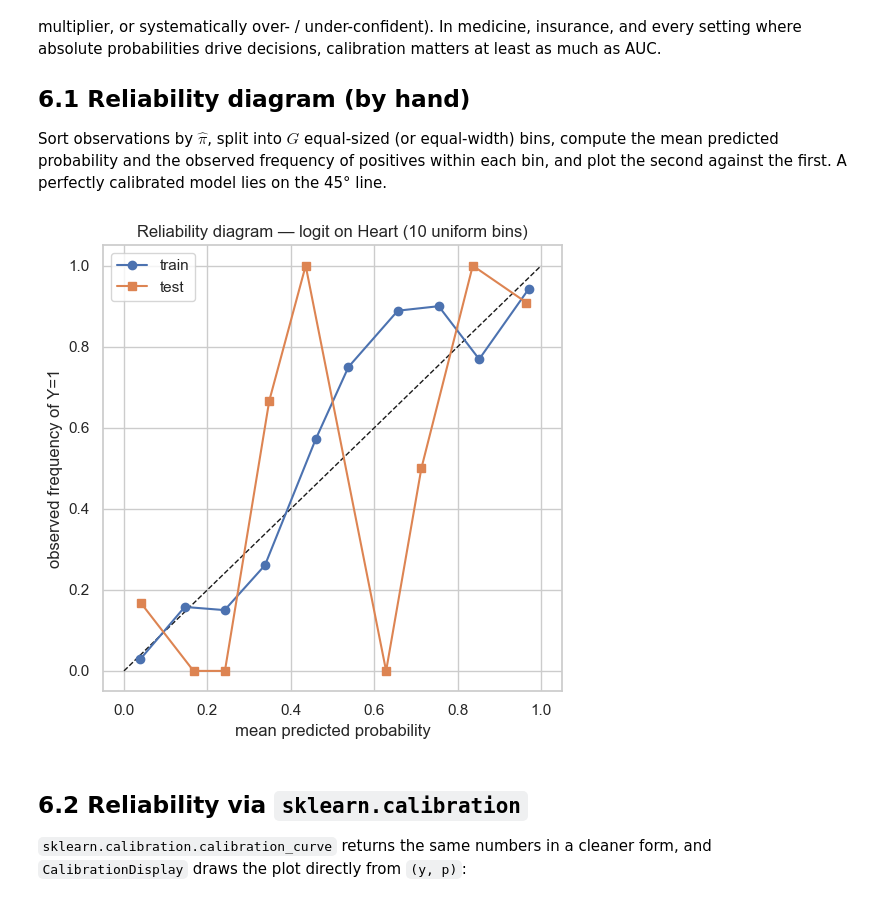
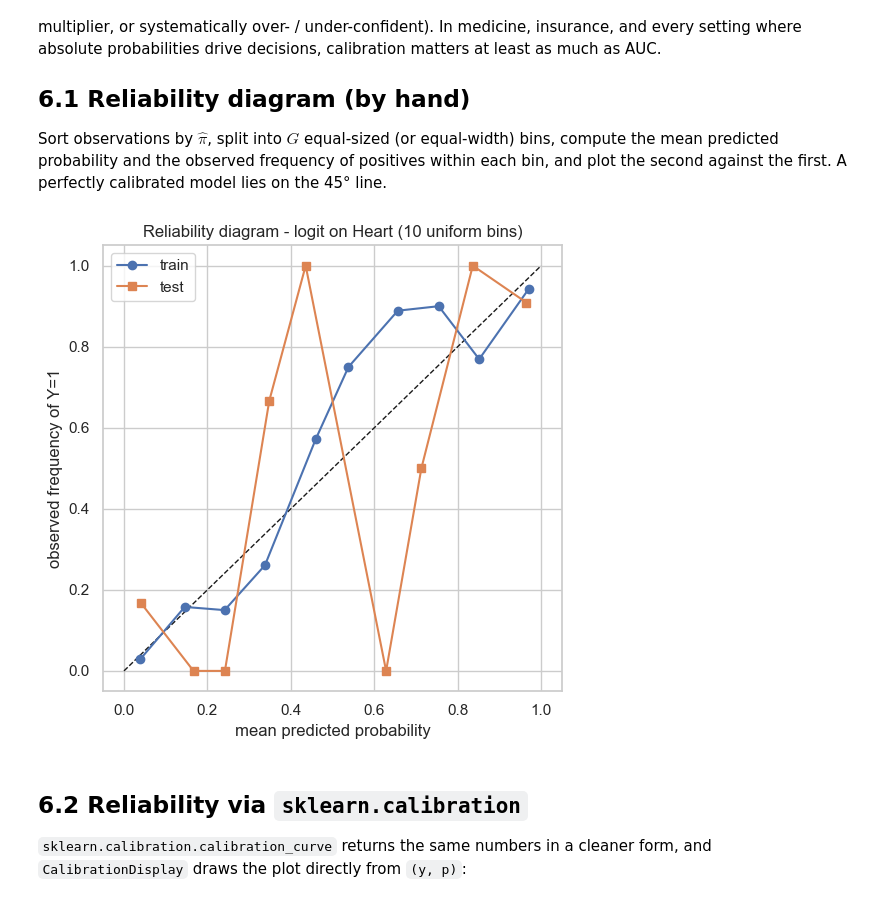
Before and after one commit to francji1/01ZLMA, a Jupyter notebook: code/01ZLMA_ex08_Binary_Data_Prediction.ipynb, the cells around one changed output. Saved outputs shown, nothing was run; the diff lists cells and outputs as text; code cells hidden in the pictures.

```diff
--- a/code/01ZLMA_ex08_Binary_Data_Prediction.ipynb
+++ b/code/01ZLMA_ex08_Binary_Data_Prediction.ipynb
@@ -809,28 +809,28 @@ Sort observations by $\hat\pi$, split into $G$ equal-sized (or equal-width) bins
 # %%
 def reliability_manual(p, y, n_bins=10, strategy="uniform"):
     if strategy == "uniform":
         edges = np.linspace(0, 1, n_bins + 1)
         idx = np.clip(np.digitize(p, edges) - 1, 0, n_bins - 1)
     else:
         q = np.quantile(p, np.linspace(0, 1, n_bins + 1))
         q[0] = 0; q[-1] = 1
         idx = np.clip(np.digitize(p, q) - 1, 0, n_bins - 1)
     df = pd.DataFrame({"p": p, "y": y, "bin": idx})
     out = df.groupby("bin").agg(n=("y", "size"), mean_pred=("p", "mean"), frac_pos=("y", "mean")).reset_index()
     return out
 
 rel_tr = reliability_manual(p_train, y_train, n_bins=10)
 rel_te = reliability_manual(p_test,  y_test,  n_bins=10)
 
 fig, ax = plt.subplots(figsize=(5.5, 5.5))
 ax.plot([0, 1], [0, 1], "k--", lw=1)
 ax.plot(rel_tr["mean_pred"], rel_tr["frac_pos"], "o-", label="train")
 ax.plot(rel_te["mean_pred"], rel_te["frac_pos"], "s-", label="test")
 ax.set_xlabel("mean predicted probability"); ax.set_ylabel("observed frequency of Y=1")
-ax.set_title("Reliability diagram — logit on Heart (10 uniform bins)")
+ax.set_title("Reliability diagram - logit on Heart (10 uniform bins)")
 ax.legend(); plt.tight_layout(); plt.show()
 # %% [output]
-[figure, old version]
+[figure, new version]
 # %% [markdown]
 ## 6.2 Reliability via `sklearn.calibration`
 
```
Also changed, not shown: parts of 25 cells of this notebook, 2 other files.
